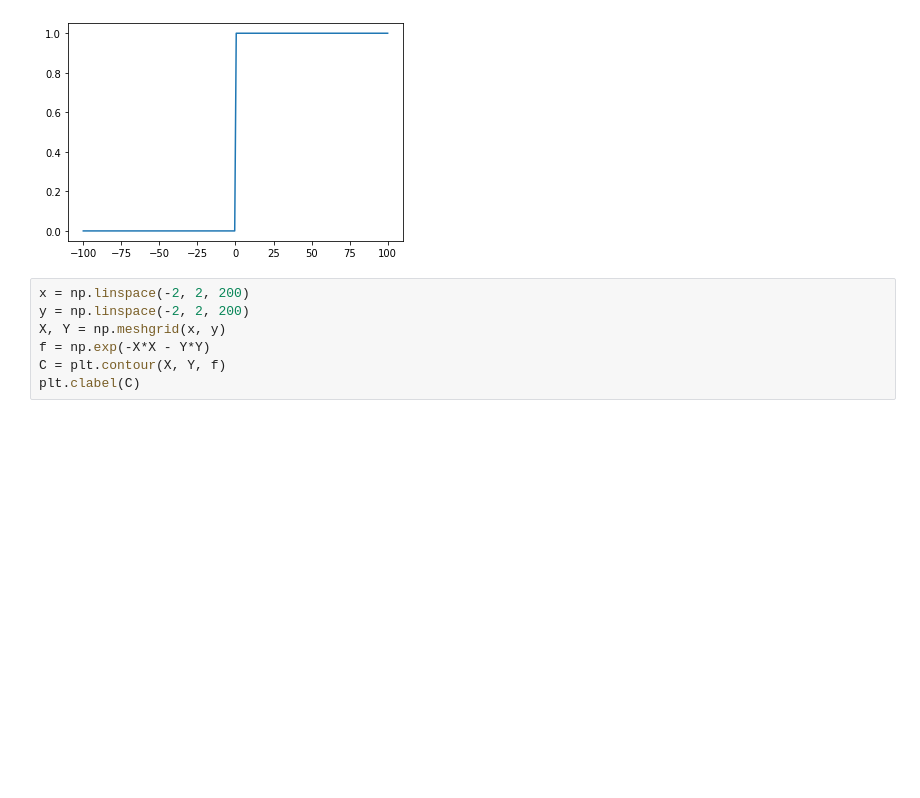
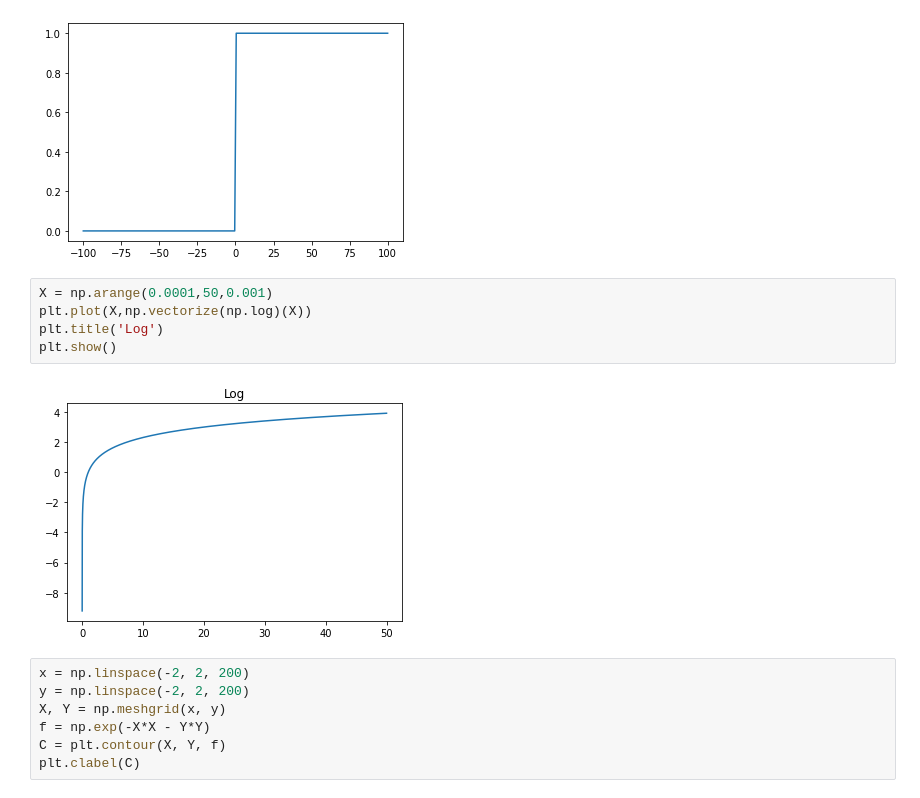
Before and after one commit to doltonfernandes/CVIT, a Jupyter notebook: Day1/OtherTasks.ipynb, the cells around one changed output. Cells and saved outputs as stored; diff of their text form; blank space fills up the shorter version.

```diff
--- a/Day1/OtherTasks.ipynb
+++ b/Day1/OtherTasks.ipynb
@@ -90,6 +103,13 @@ plt.plot(X, Y)
 # %% [output]
 [<matplotlib.lines.Line2D at 0x...>]
 [figure]
+# %%
+X = np.arange(0.0001,50,0.001)
+plt.plot(X,np.vectorize(np.log)(X))
+plt.title('Log')
+plt.show()
+# %% [output]
+[figure, added]
 # %%
 x = np.linspace(-2, 2, 200)
 y = np.linspace(-2, 2, 200)
```
Also changed, not shown: parts of 5 cells of this notebook.
